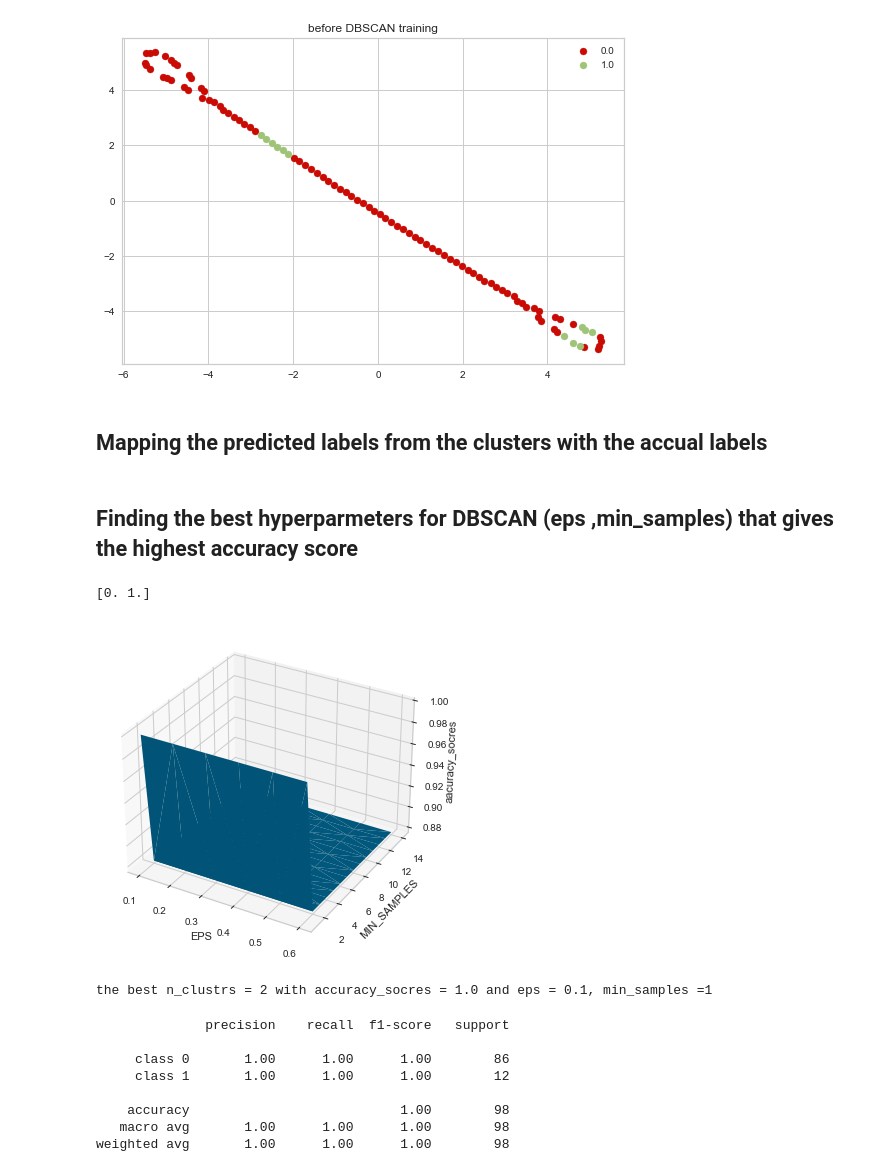
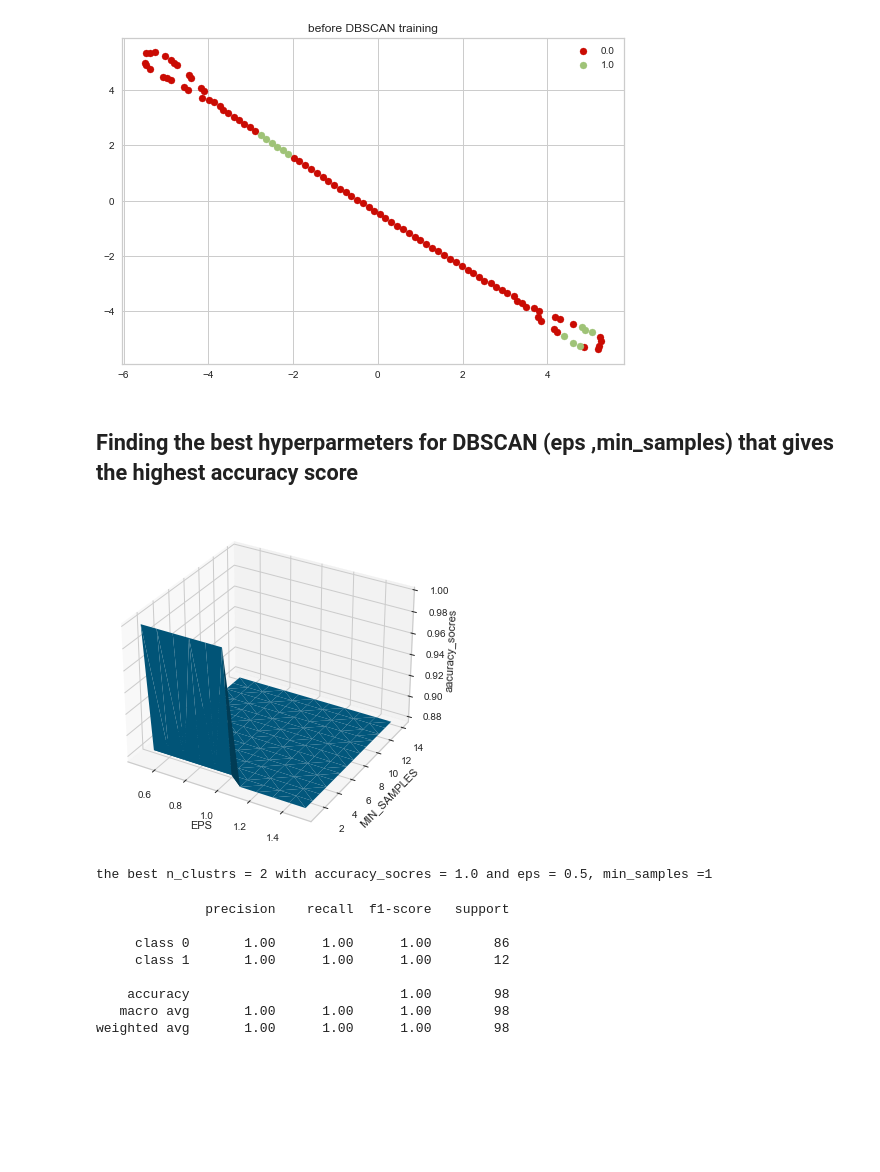
Before and after one commit to Sa2a/SmartCities_Anomaly_detection, a Jupyter notebook: SmartCities_Anomaly_detection.ipynb, the cells around one changed output. Drawn from its saved outputs; the diff is of its cells as text; code cells hidden in the pictures; blank space fills up the shorter version.

```diff
--- a/SmartCities_Anomaly_detection.ipynb
+++ b/SmartCities_Anomaly_detection.ipynb
@@ -80,7 +119,2 @@ weighted avg       0.91      0.92      0.92        98
 # %% [markdown]
 # KNN
-# %%
-from yellowbrick.cluster.elbow import kelbow_visualizer
-model = kelbow_visualizer(KMeans(random_state=0), X, k=(2,17),metric='silhouette',timings=False)
-
-pass
@@ -117,8 +151,9 @@ clf = PCA()
 clf.fit(X)
 
 # get the prediction labels and outlier scores of the training data
-y_train_pred = clf.labels_  # binary labels (0: inliers, 1: outliers)
-
+y_train_pred = usLabels2sLabels(clf.labels_, Y) # to map the clusters' labels with the true labels
+accuracy = accuracy_score(Y, y_train_pred)
+print("accuracy :",accuracy)
 target_names = ['class 0', 'class 1']
 print(classification_report(Y, y_train_pred, target_names=target_names))
 # %% [output]
@@ -155,5 +191,3 @@ def draw_Tsne(x,y, title = "training data"):
 draw_Tsne(X,Y,"before DBSCAN training")
 # %% [output]
 [figure]
-# %% [markdown]
-## Mapping the predicted labels from the clusters with the accual labels
@@ -182,43 +199,43 @@ rs = 0
 X, y = X, Y
 _, dim = X.shape
 classes = unique_labels(y)
-print(classes)
 # DBSCAN_silhouette_socres = []
 accuracy_socres = []
 epsList, msList, n_clusters = [], [], []
 # l = []
 y_predected =[]
-for eps in tqdm(np.arange(0.1, 0.7, 0.1)):
+for eps in tqdm(np.arange(.5, 1.6, 0.1)):
   for ms in range(1, 15):
     model = DBSCAN(eps=eps, min_samples=ms)
+
     predClusters = model.fit_predict(X)
+    # print(ms, predClusters.max())
     # print(unique_labels(predClusters))
     predY = usLabels2sLabels(predClusters, y)
     accuracy = accuracy_score(y, predY)
     # score = silhouette_score(X, predClusters, random_state=0)
     # DBSCAN_silhouette_socres.append(score)
     accuracy_socres.append(accuracy)
     # labels = model.labels_
     # l.append(labels)
     y_predected.append(predY)
     epsList.append(eps)
     msList.append(ms)
     n_clusters.append(len(np.unique(predY)))
 
 epsList, msList, n_clusters,accuracy_socres = np.array(epsList), np.array(msList), np.array(n_clusters), np.array(accuracy_socres)
 
 ax = plt.axes(projection='3d')
 ax.plot_trisurf(epsList, msList, accuracy_socres)
 ax.set_xlabel('EPS')
 ax.set_ylabel('MIN_SAMPLES')
 ax.set_zlabel('aacuracy_socres')
 plt.show()
 i = accuracy_socres.argmax()
 print(f"the best n_clustrs = {n_clusters[i]} with accuracy_socres = {accuracy_socres[i]} and eps = {epsList[i]}, min_samples ={msList[i]}")
 # %% [output]
+[figure, new version]
-[0. 1.]
+the best n_clustrs = 2 with accuracy_socres = 1.0 and eps = 0.5, min_samples =1
-[figure, old version]
-the best n_clustrs = 2 with accuracy_socres = 1.0 and eps = 0.1, min_samples =1
 # %%
 target_names = [f'class {x}' for x in unique_labels(y_predected[i])]
 # print(target_names)
```
Also changed, not shown: parts of 12 cells of this notebook.
